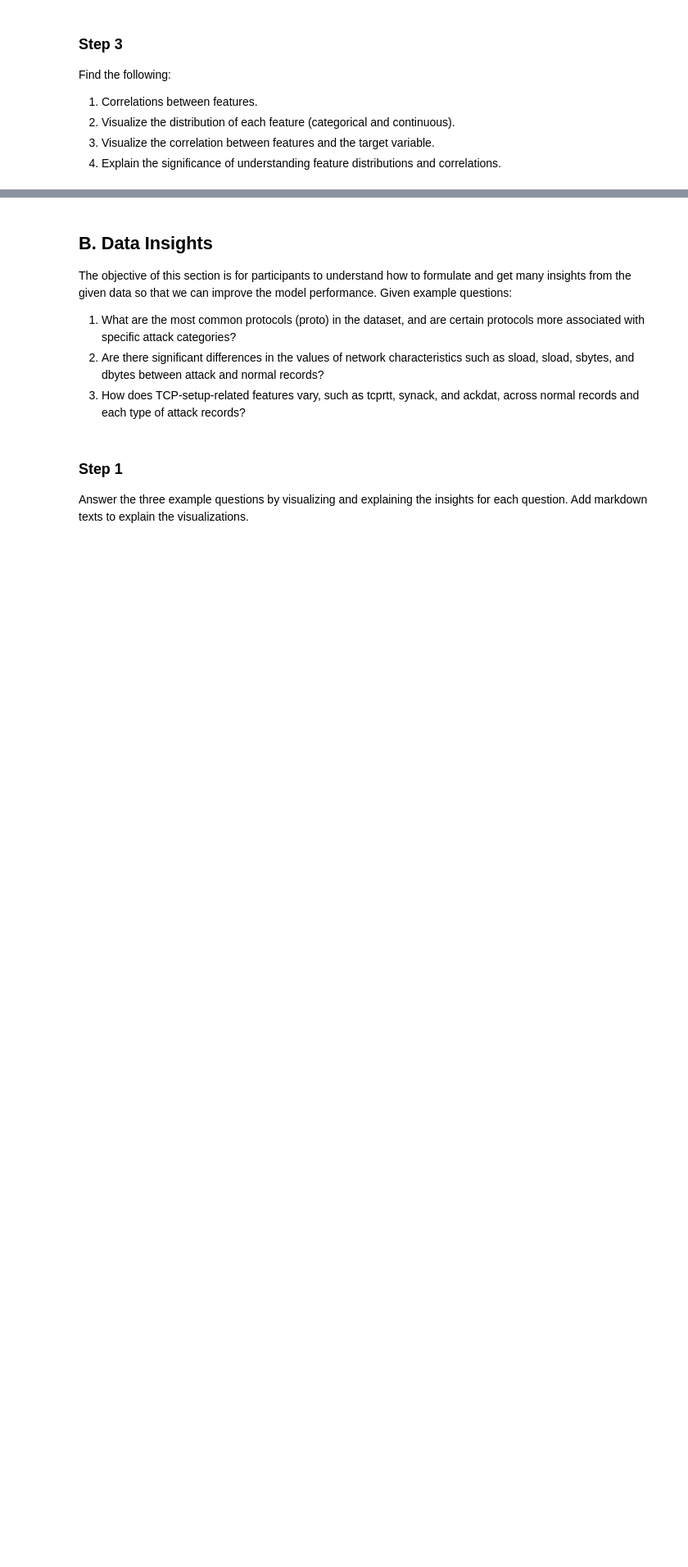
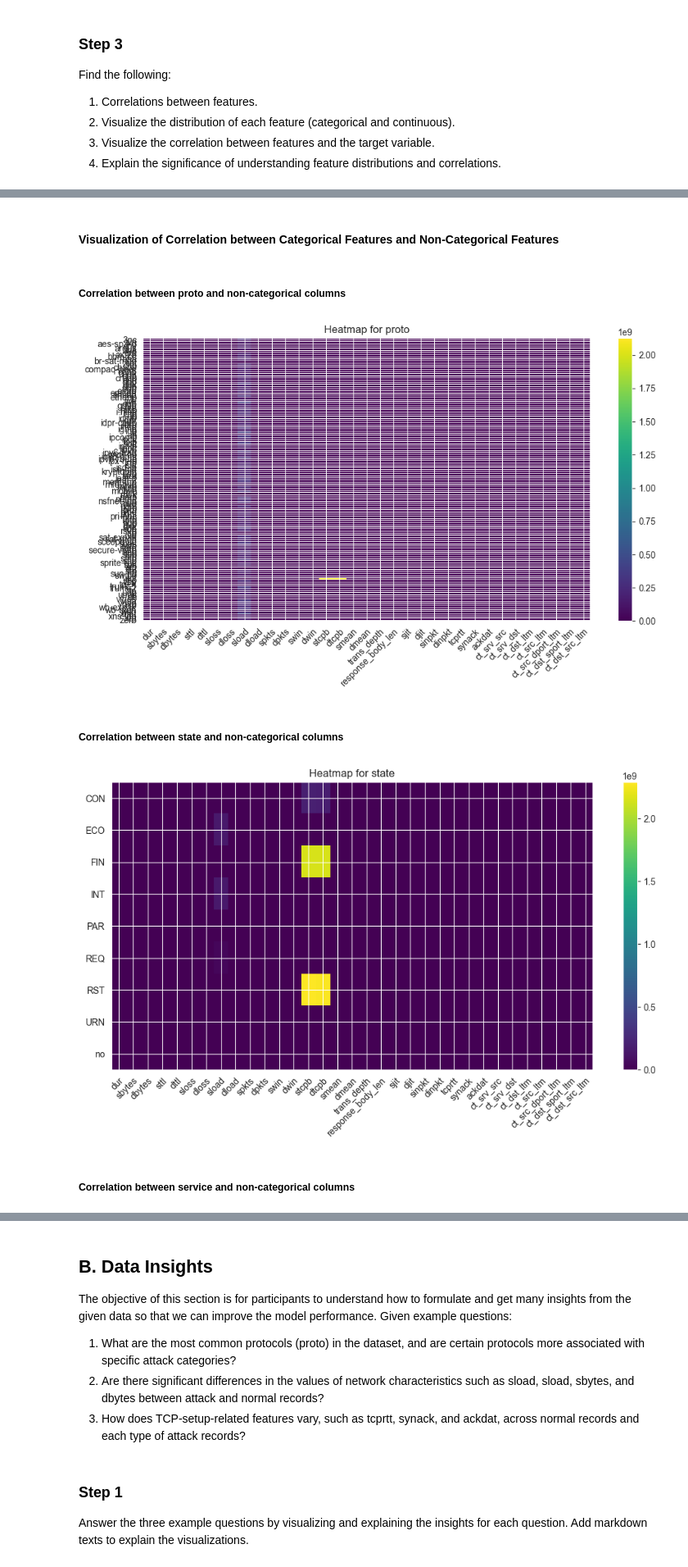
Before and after one commit to NoHaitch/Intro-to-Machine-Learning, a Jupyter notebook: Tucil2_13522071_13522091.ipynb, the cells around one changed output, grey strips where cells are left out. Shown at 82% size. Saved outputs shown, nothing was run; the diff lists cells and outputs as text; code cells hidden in the pictures; blank space fills up the shorter version.

```diff
--- a/Tucil2_13522071_13522091.ipynb
+++ b/Tucil2_13522071_13522091.ipynb
@@ -273,0 +291,30 @@ Correlation between features only for non-categorical columns
+# %%
+print_markdown("#### Visualization of Correlation between Categorical Features and Non-Categorical Features")
+
+for cat_col in categorical_col:
+    print_markdown(f"##### Correlation between {cat_col} and non-categorical columns")
+    pivot_table = df.groupby(cat_col)[non_categorical_col].mean()
+
+    fig, ax = plt.subplots(figsize=(10, 6))
+    im = ax.imshow(pivot_table, aspect="auto", cmap="viridis")
+
+    ax.set_xticks(np.arange(len(non_categorical_col)), labels=non_categorical_col)
+    ax.set_yticks(np.arange(len(pivot_table.index)), labels=pivot_table.index)
+
+    plt.setp(ax.get_xticklabels(), rotation=45, ha="right", rotation_mode="anchor")
+
+    for i in range(len(pivot_table.index)):
+        for j in range(len(non_categorical_col)):
+            text = ax.text(j, i, "", ha="center", va="center", color="w")
+
+    ax.set_title(f"Heatmap for {cat_col}")
+    fig.tight_layout()
+    plt.colorbar(im)
+    plt.show()
+# %% [output]
+#### Visualization of Correlation between Categorical Features and Non-Categorical Features
+##### Correlation between proto and non-categorical columns
+[figure, added]
+##### Correlation between state and non-categorical columns
+[figure, added]
+##### Correlation between service and non-categorical columns
```
Also changed, not shown: parts of 22 cells of this notebook.
